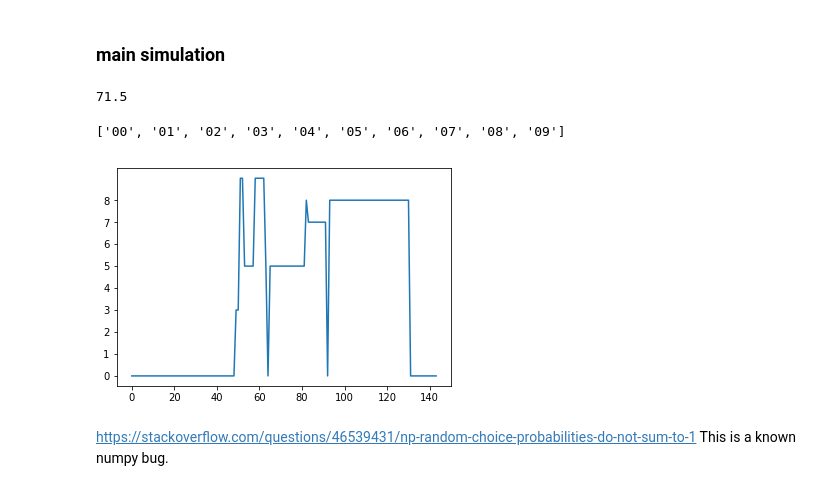
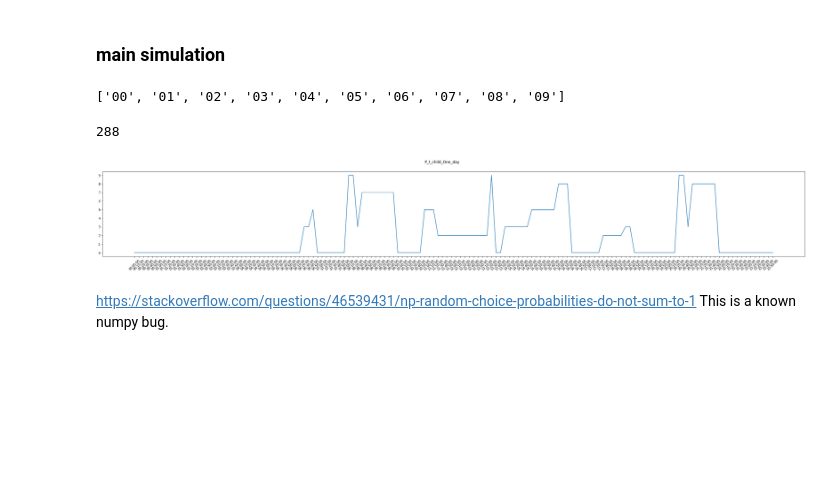
Before and after one commit to arita89/02443-SimSolarEnergy, a Jupyter notebook: code/MarkovChain.ipynb, the cells around one changed output. Drawn from its saved outputs; the diff is of its cells as text; code cells hidden in the pictures; blank space fills up the shorter version.

Commit message:
updated with new model and plots
added week/weekend model
added plots

```diff
--- a/code/MarkovChain.ipynb
+++ b/code/MarkovChain.ipynb
@@ -60,2 +60,12 @@ os.getcwd()
 # %% [markdown]
 ### loading files
+# %%
+#change load directory
+os.chdir('C:\\Users\\arita\\Documents\\GitHub\\02443-SimSolarEnergy\\code\\labels')
+
+#unpickle lists
+with open('P_t_labels.pkl','rb') as f:
+    P_t_labels = pickle.load(f)
+
+with open( 'splitDF_labels.pkl','rb') as f:
+    splitDF_labels = pickle.load(f)
@@ -61,0 +253,2 @@ os.getcwd()
+# %%
+time_converter_df = loadCSV('21-06-2020_11-20-39_time_converter_df.csv')
@@ -354,14 +565,6 @@ def activity_forecast(transitionMatrix,activityToday = 0, days =1,time_steps = 1
                                 break
                         break
     return activityList
-# %%
-timesteps = []
-for ts in range(0,144):
-    timesteps.append(ts)
-
-np.mean(timesteps[-144:])
-# %% [output]
-71.5
 # %%
 # the statespace
 states_id1 = [0,1,2,3,4,5,6,7,8,9]
@@ -397,19 +600,37 @@ print ((transitionName[0]))
 transition_array = np.array(transitionName)
 # %% [output]
 ['00', '01', '02', '03', '04', '05', '06', '07', '08', '09']
+# %%
+T = time_converter_df['New_Time'].tolist()
+len(T*2)
+#min(T)
+#max(T)
+# %% [output]
+288
 # %%
 # SIMULATE ONE DAY
 # note: at time it returns error because the sum of the row of P_t[t given] [j initial state] is not 1.
 # this shouldnt be possible. there must always be one state to move to (at least the same state!)
 # how to catch why some lines at t = 0 are all zeros?
-transitionMatrix = P_t_senior
+transitionMatrix = all_P_t[0]
+title = all_P_t_labels[0]+'_One_day'
 activityList = activity_forecast(transitionMatrix,0)
-T = np.arange(144)
+fig = plt.figure(figsize=(40, 5))
+fig.suptitle(title)
+#T = np.arange(144)
 plt.plot(T, activityList)
-plt.yticks(np.arange(min(activityList), max(activityList), 1))
+plt.xticks(rotation=45)
+#plt.xticks(np.arange(min(T), max(T), 6))
+#ax.set_xticks(ax.get_xticks()[::6])
+plt.yticks(np.arange(0, 10, 1))
 plt.grid(axis='activityList', linestyle='-')
+
+#now = datetime.now()
+dt_string = now.strftime("%d-%m-%Y_%H-%M-%S")
+savelabel = dt_string+title
+plt.savefig(savelabel+'.png')
 # %% [output]
-[figure, old version]
+[figure, new version]
 # %% [markdown]
 https://stackoverflow.com/questions/46539431/np-random-choice-probabilities-do-not-sum-to-1
 This is a known numpy bug.
```
Also changed, not shown: parts of 34 cells of this notebook, 1 other file.
